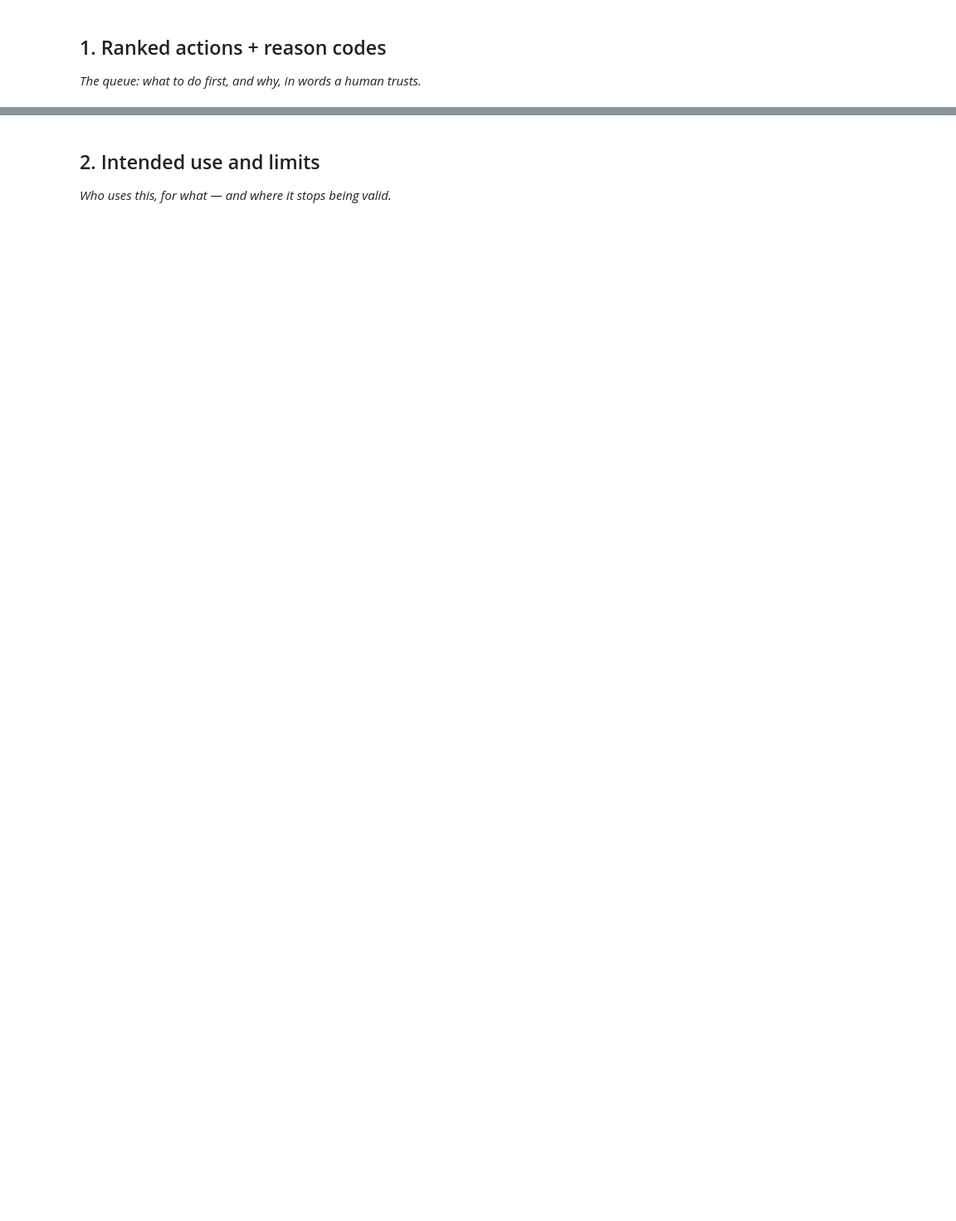
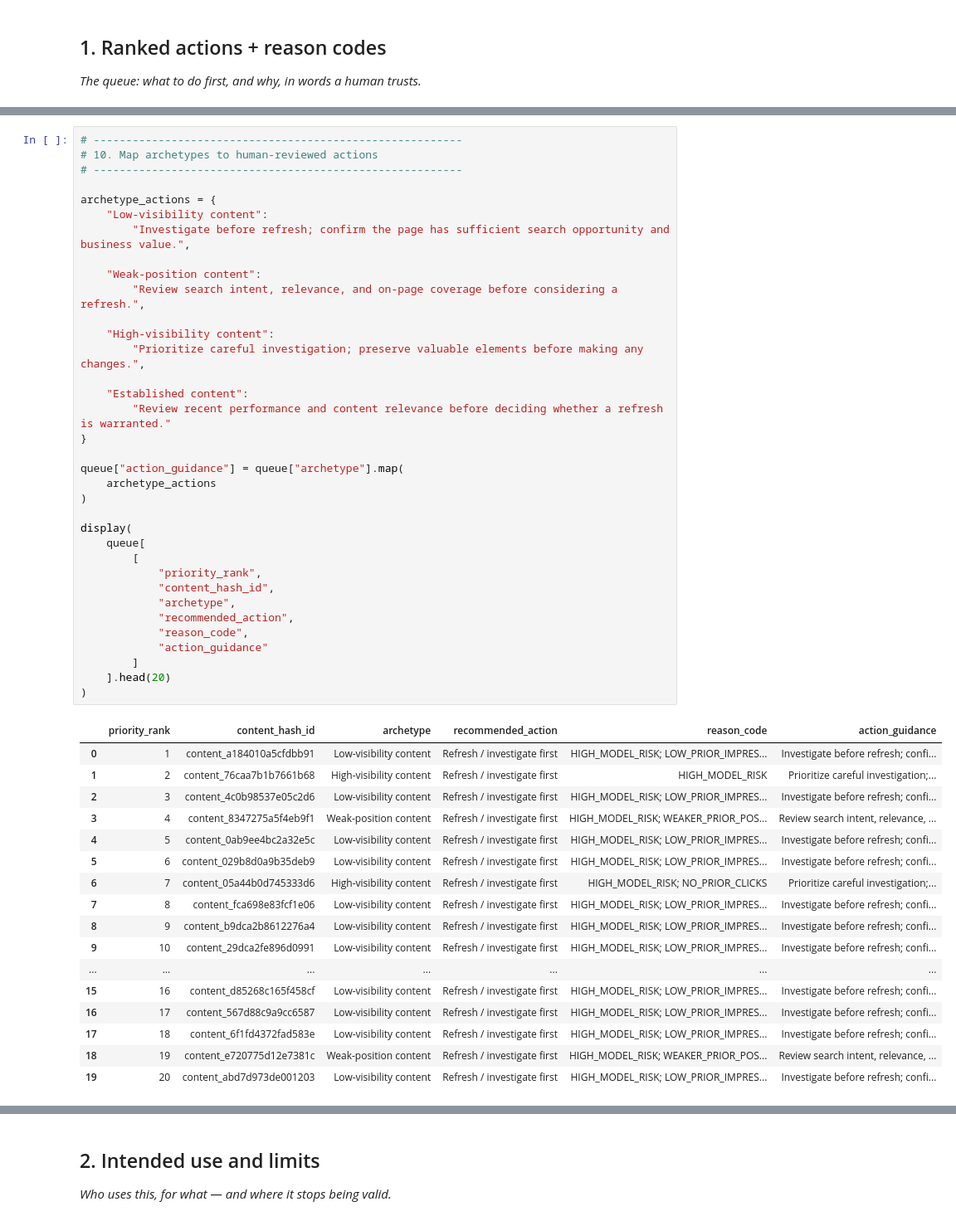
Before and after one commit to atulpatel-net/FlyRank_ML_In, a Jupyter notebook: work/notebooks/w07_action_playbook.ipynb, the cells around one changed output, grey strips where cells are left out. Shown at 83% size. Drawn from its saved outputs; the diff is of its cells as text; blank space fills up the shorter version.

```diff
--- a/work/notebooks/w07_action_playbook.ipynb
+++ b/work/notebooks/w07_action_playbook.ipynb
@@ -12,0 +385,53 @@ This skeleton is yours to fill. Work the sections **in order** — each one has
+# %%
+# ---------------------------------------------------------
+# 10. Map archetypes to human-reviewed actions
+# ---------------------------------------------------------
+
+archetype_actions = {
+    "Low-visibility content":
+        "Investigate before refresh; confirm the page has sufficient search opportunity and business value.",
+
+    "Weak-position content":
+        "Review search intent, relevance, and on-page coverage before considering a refresh.",
+
+    "High-visibility content":
+        "Prioritize careful investigation; preserve valuable elements before making any changes.",
+
+    "Established content":
+        "Review recent performance and content relevance before deciding whether a refresh is warranted."
+}
+
+queue["action_guidance"] = queue["archetype"].map(
+    archetype_actions
+)
+
+display(
+    queue[
+        [
+            "priority_rank",
+            "content_hash_id",
+            "archetype",
+            "recommended_action",
+            "reason_code",
+            "action_guidance"
+        ]
+    ].head(20)
+)
+# %% [output]
+|  | priority_rank | content_hash_id | archetype | recommended_action | reason_code | action_guidance |
+| 0 | 1 | content_a184010a5cfdbb91 | Low-visibility content | Refresh / investigate first | HIGH_MODEL_RISK; LOW_PRIOR_IMPRES... | Investigate before refresh; confi... |
+| 1 | 2 | content_76caa7b1b7661b68 | High-visibility content | Refresh / investigate first | HIGH_MODEL_RISK | Prioritize careful investigation;... |
+| 2 | 3 | content_4c0b98537e05c2d6 | Low-visibility content | Refresh / investigate first | HIGH_MODEL_RISK; LOW_PRIOR_IMPRES... | Investigate before refresh; confi... |
+| 3 | 4 | content_8347275a5f4eb9f1 | Weak-position content | Refresh / investigate first | HIGH_MODEL_RISK; WEAKER_PRIOR_POS... | Review search intent, relevance, ... |
+| 4 | 5 | content_0ab9ee4bc2a32e5c | Low-visibility content | Refresh / investigate first | HIGH_MODEL_RISK; LOW_PRIOR_IMPRES... | Investigate before refresh; confi... |
+| 5 | 6 | content_029b8d0a9b35deb9 | Low-visibility content | Refresh / investigate first | HIGH_MODEL_RISK; LOW_PRIOR_IMPRES... | Investigate before refresh; confi... |
+| 6 | 7 | content_05a44b0d745333d6 | High-visibility content | Refresh / investigate first | HIGH_MODEL_RISK; NO_PRIOR_CLICKS | Prioritize careful investigation;... |
+| 7 | 8 | content_fca698e83fcf1e06 | Low-visibility content | Refresh / investigate first | HIGH_MODEL_RISK; LOW_PRIOR_IMPRES... | Investigate before refresh; confi... |
+| 8 | 9 | content_b9dca2b8612276a4 | Low-visibility content | Refresh / investigate first | HIGH_MODEL_RISK; LOW_PRIOR_IMPRES... | Investigate before refresh; confi... |
+| 9 | 10 | content_29dca2fe896d0991 | Low-visibility content | Refresh / investigate first | HIGH_MODEL_RISK; LOW_PRIOR_IMPRES... | Investigate before refresh; confi... |
+| ... | ... | ... | ... | ... | ... | ... |
+| 15 | 16 | content_d85268c165f458cf | Low-visibility content | Refresh / investigate first | HIGH_MODEL_RISK; LOW_PRIOR_IMPRES... | Investigate before refresh; confi... |
+| 16 | 17 | content_567d88c9a9cc6587 | Low-visibility content | Refresh / investigate first | HIGH_MODEL_RISK; LOW_PRIOR_IMPRES... | Investigate before refresh; confi... |
+| 17 | 18 | content_6f1fd4372fad583e | Low-visibility content | Refresh / investigate first | HIGH_MODEL_RISK; LOW_PRIOR_IMPRES... | Investigate before refresh; confi... |
+| 18 | 19 | content_e720775d12e7381c | Weak-position content | Refresh / investigate first | HIGH_MODEL_RISK; WEAKER_PRIOR_POS... | Review search intent, relevance, ... |
+| 19 | 20 | content_abd7d973de001203 | Low-visibility content | Refresh / investigate first | HIGH_MODEL_RISK; LOW_PRIOR_IMPRES... | Investigate before refresh; confi... |
```
Also changed, not shown: parts of 39 cells of this notebook, 2 other files.
